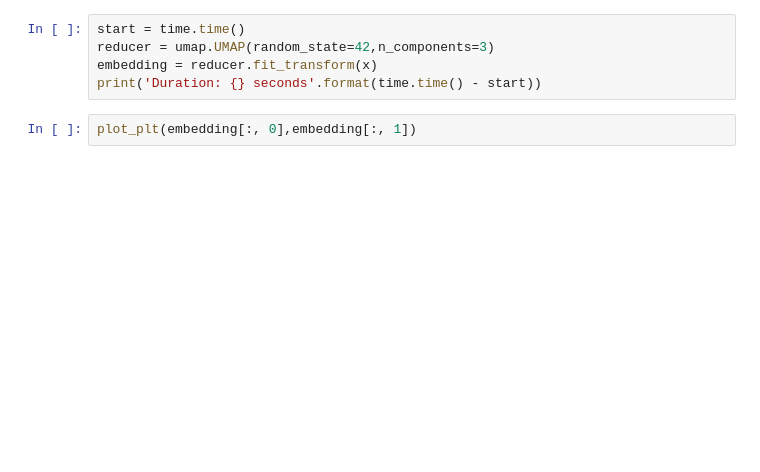
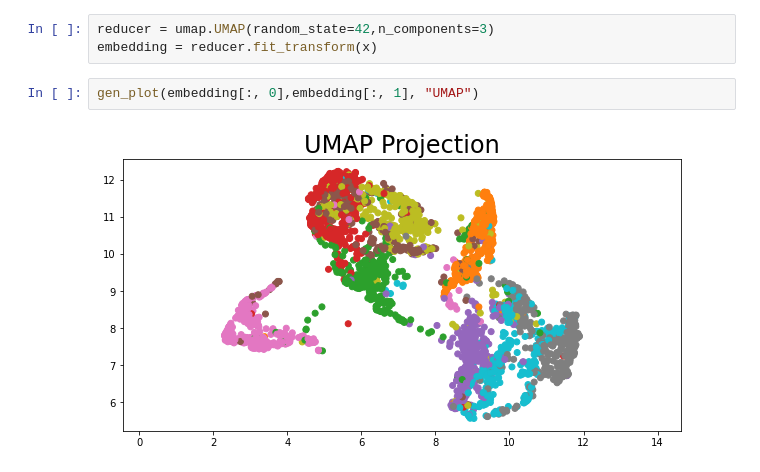
Before and after one commit to AnisElebiary/DataViz-P4, a Jupyter notebook: Feature Reductions.ipynb, the cells around one changed output. Cells and saved outputs as stored; diff of their text form; blank space fills up the shorter version.

```diff
--- a/Feature Reductions.ipynb
+++ b/Feature Reductions.ipynb
@@ -115,8 +248,8 @@ plot_3d(tsne[:, 0],tsne[:, 1],tsne[:, 2])
 # %%
-start = time.time()
 reducer = umap.UMAP(random_state=42,n_components=3)
 embedding = reducer.fit_transform(x)
-print('Duration: {} seconds'.format(time.time() - start))
 # %%
-plot_plt(embedding[:, 0],embedding[:, 1])
+gen_plot(embedding[:, 0],embedding[:, 1], "UMAP")
+# %% [output]
+[figure, added]
 # %%
```
Also changed, not shown: parts of 23 cells of this notebook, 2 other files.
